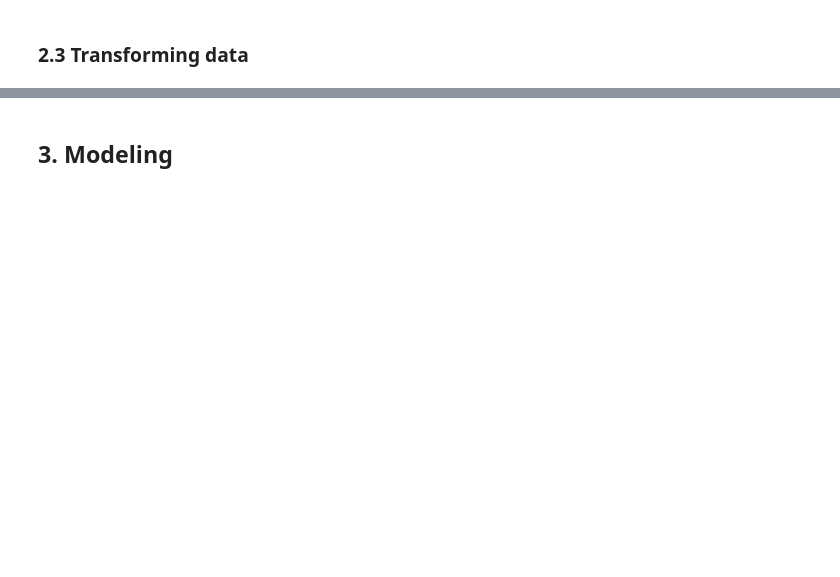
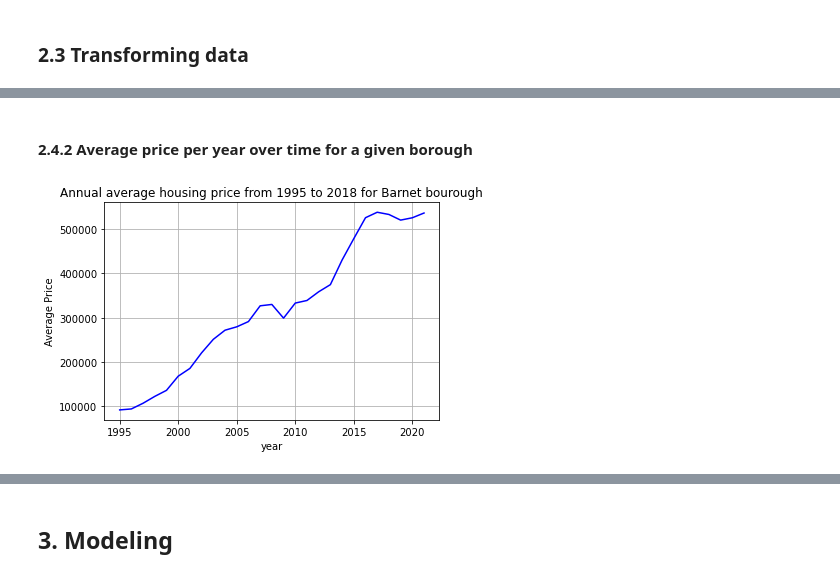
Before and after one commit to nhattdnguyen/Springboard, a Jupyter notebook: London housing case study.ipynb, the cells around one changed output, grey strips where cells are left out. Drawn from its saved outputs; the diff is of its cells as text; code cells hidden in the pictures; blank space fills up the shorter version.

```diff
--- a/London housing case study.ipynb
+++ b/London housing case study.ipynb
@@ -94,0 +276,12 @@ properties_clean = test_long
+# %% [markdown]
+#### 2.4.2 Average price per year over time for a given borough
+# %%
+# to smooth out this trend, let's look at the average price per year over time for a given borough
+Barnet.groupby('year')['price'].mean().plot(c = 'blue')
+plt.title('Annual average housing price from 1995 to 2018 for Barnet bourough')
+plt.xlabel('year')
+plt.ylabel('Average Price')
+plt.grid()
+plt.show()
+# %% [output]
+[figure, added]
```
Also changed, not shown: parts of 40 cells of this notebook.
